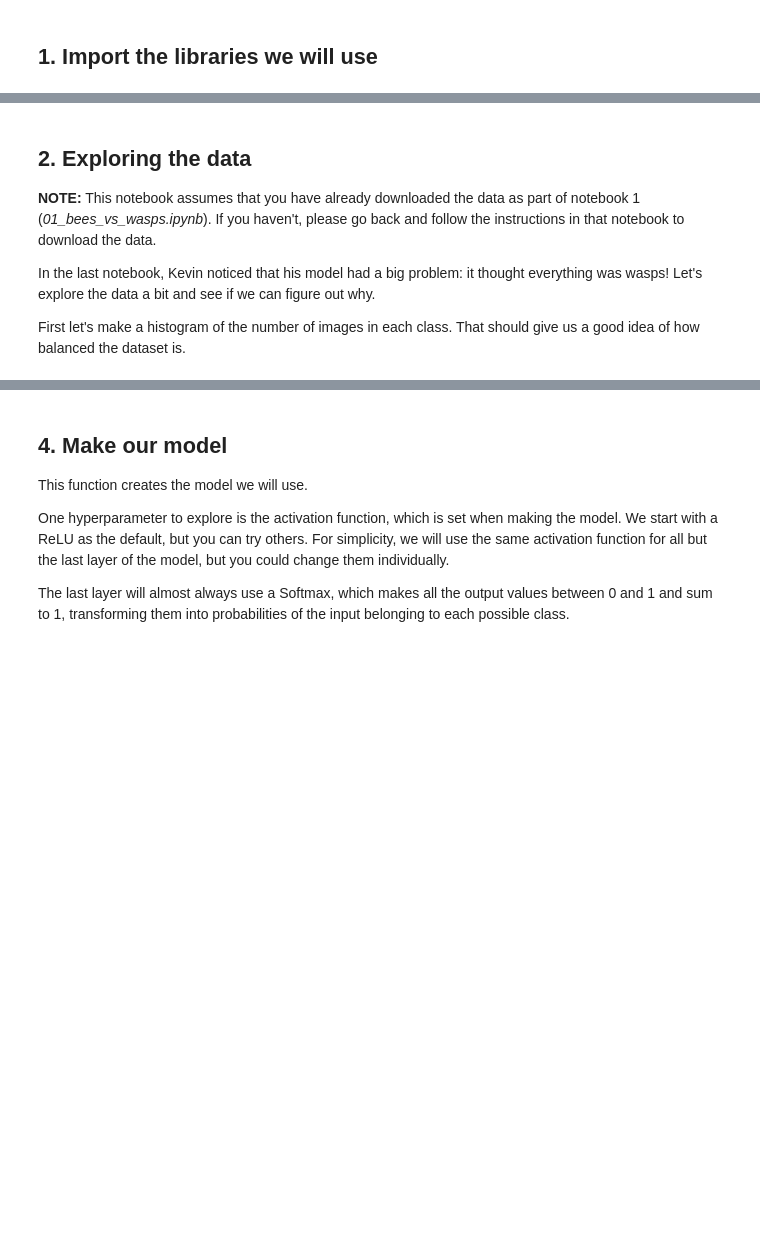
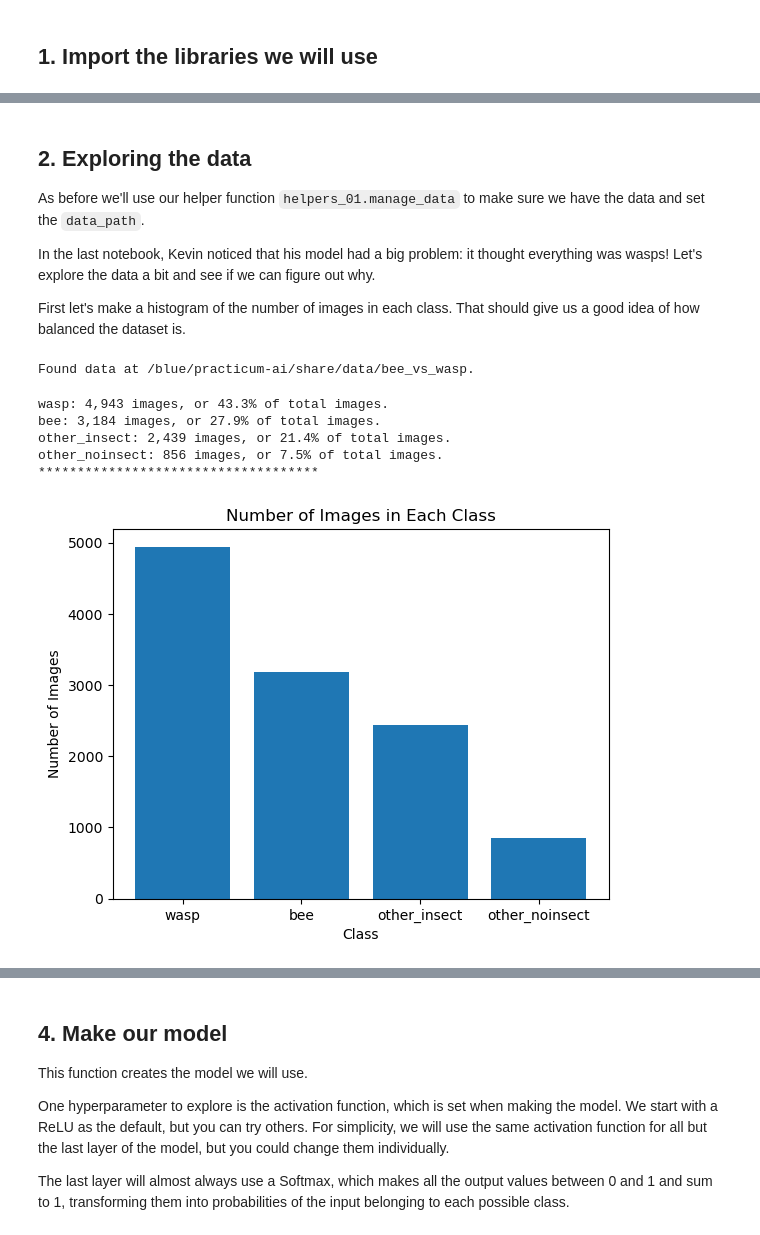
Before and after one commit to PracticumAI/computer_vision, a Jupyter notebook: 01.2_stratification.ipynb, the cells around one changed output, grey strips where cells are left out. Cells and saved outputs as stored; diff of their text form; code cells hidden in the pictures; blank space fills up the shorter version.

Commit message:
Start updating notebook

```diff
--- a/01.2_stratification.ipynb
+++ b/01.2_stratification.ipynb
@@ -40,51 +50,57 @@ import numpy as np
 # %% [markdown]
 ## 2. Exploring the data
 
-**NOTE:** This notebook assumes that you have already downloaded the data as part of notebook 1 (*01_bees_vs_wasps.ipynb*). If you haven't, please go back and follow the instructions in that notebook to download the data.
+As before we'll use our helper function `helpers_01.manage_data` to make sure we have the data and set the `data_path`.
 
 In the last notebook, Kevin noticed that his model had a big problem: it thought everything was wasps! Let's explore the data a bit and see if we can figure out why.
 
 First let's make a histogram of the number of images in each class. That should give us a good idea of how balanced the dataset is.
+# %%
+# Chech for the data.
+data_path = helpers_01.manage_data()
+# %% [output]
+Found data at /blue/practicum-ai/share/data/bee_vs_wasp.
 # %%
-# Assign the bee_vs_wasp folder to the variable data_dir
-data_dir = r'data/bee_vs_wasp' # The 'r' at the beginning of the string indicates a raw string, which is used to prevent the characters in the string from being escaped.
-
 # Make a histogram of the number of images in each class
-def make_hist(data_dir):
+def make_hist(data_path):
     # Get the class names
-    class_names = os.listdir(data_dir)
+    class_names = os.listdir(data_path)
 
     # Initialize an empty list to store the number of images in each class
     num_images = []
 
     # Loop through each class
     for class_name in class_names:
         # Get the list of images in the class
-        images = os.listdir(os.path.join(data_dir, class_name))
+        images = os.listdir(os.path.join(data_path, class_name))
         # Append the number of images in the class to the list
         num_images.append(len(images))
 
     # Put the number of images in each class in descending order
     num_images, class_names = zip(*sorted(zip(num_images, class_names), reverse=True))
 
+    total_images = sum(num_images)
+
     # Print the number of images in each class
     for i in range(len(class_names)):
-        print(f'{class_names[i]}: {num_images[i]}')
+        percentage = (num_images[i] / total_images) * 100
+        print(f'{class_names[i]}: {num_images[i]:,} images, or {percentage:.1f}% of total images.')
 
     print("************************************")
-
-    # Print the percentage of images in each class
-    total_images = sum(num_images)
-    for i in range(len(class_names)):
-        percentage = (num_images[i] / total_images) * 100
-        print(f'{class_names[i]}: {percentage:.2f}%')
 
     # Create a histogram of the number of images in each class
     plt.bar(class_names, num_images)
     plt.xlabel('Class')
     plt.ylabel('Number of Images')
     plt.title('Number of Images in Each Class')
     plt.show()
 
-make_hist(data_dir)
+make_hist(data_path)
+# %% [output]
+wasp: 4,943 images, or 43.3% of total images.
+bee: 3,184 images, or 27.9% of total images.
+other_insect: 2,439 images, or 21.4% of total images.
+other_noinsect: 856 images, or 7.5% of total images.
+************************************
+[figure, added]
 # %% [markdown]
```
Also changed, not shown: parts of 3 cells of this notebook.
